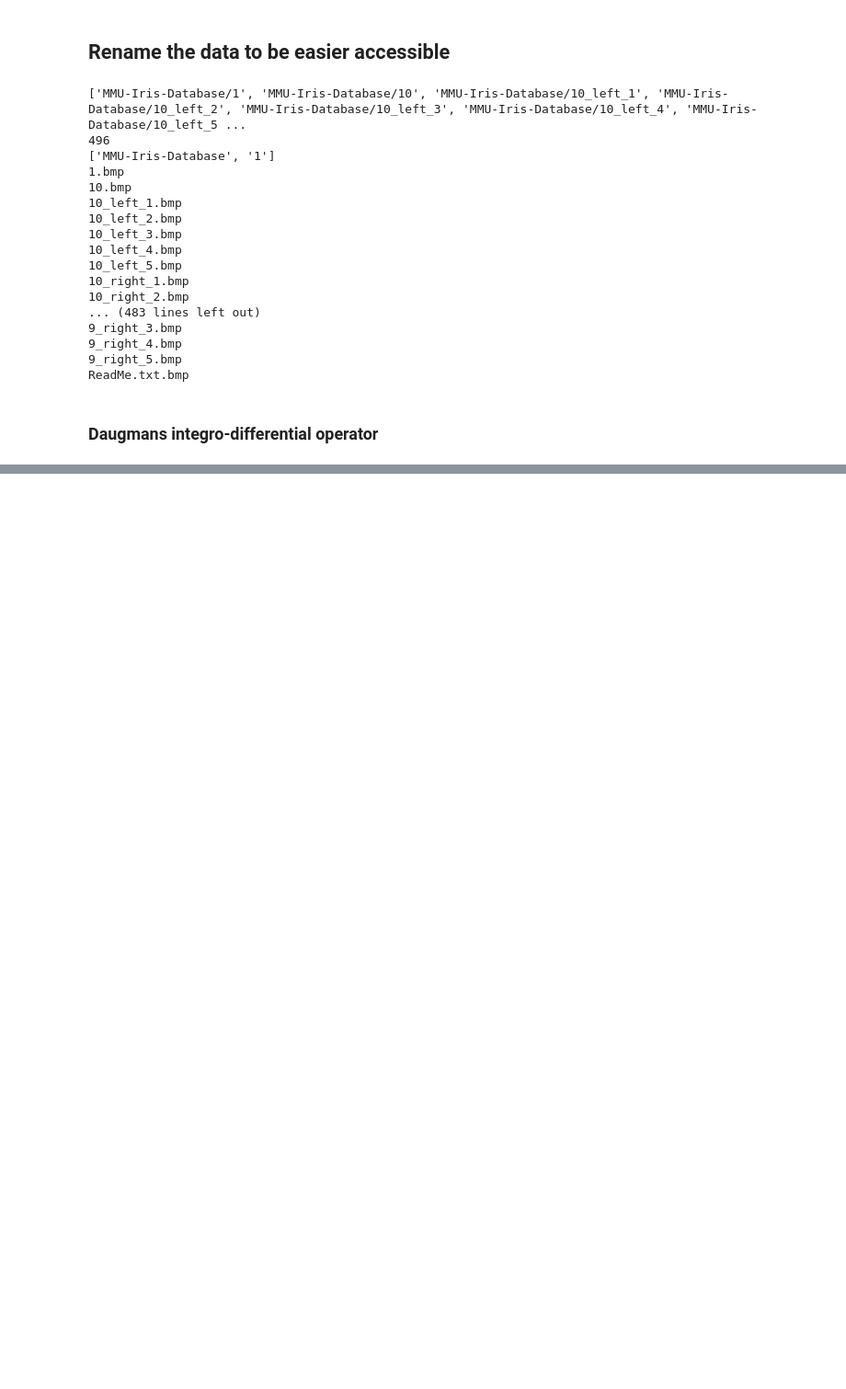
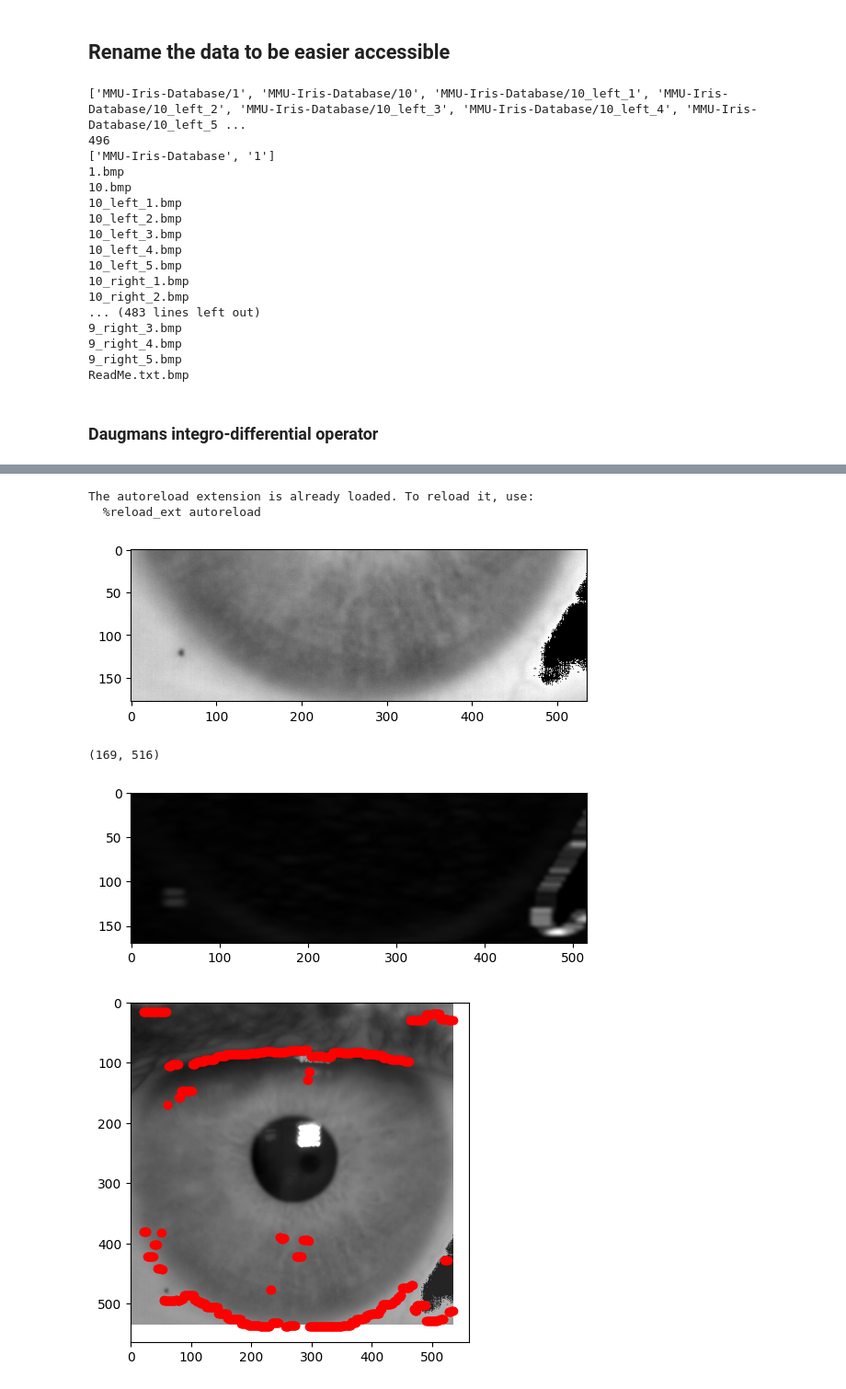
Before and after one commit to spjoliver/TMS016_DOG, a Jupyter notebook: IrisRecognition/test.ipynb, the cells around one changed output, grey strips where cells are left out. Shown at 92% size. Saved outputs shown, nothing was run; the diff lists cells and outputs as text; code cells hidden in the pictures; blank space fills up the shorter version.

```diff
--- a/IrisRecognition/test.ipynb
+++ b/IrisRecognition/test.ipynb
@@ -231,0 +64,27 @@ r=58.0
+# %%
+from IrisSegmentation import FindPupilIris, LocateEyelids
+%load_ext autoreload
+%autoreload 2
+
+img_use = cv2.imread("UTIRIS_infrared/021/021_R/Img_021_R_3.bmp").astype(np.double)[: , :, 0] / 255
+#plt.imshow(img_use, cmap="gray")
+#plt.show()
+#FindPupilIris(img_use, filter_size=3, sigma=1.0, lateral=False, plot_img=None)
+#Optimal location and radius:
+#x=592.0
+#y=333.0
+#r=267.0
+LocateEyelids(
+    r=267,
+    x0=592,
+    pupil_radius=30,
+    y0=333,
+    img=img_use
+)
+# %% [output]
+The autoreload extension is already loaded. To reload it, use:
+  %reload_ext autoreload
+[figure, added]
+(169, 516)
+[figure, added]
+[figure, added]
```
Also changed, not shown: parts of 4 cells of this notebook, 1 other file.
